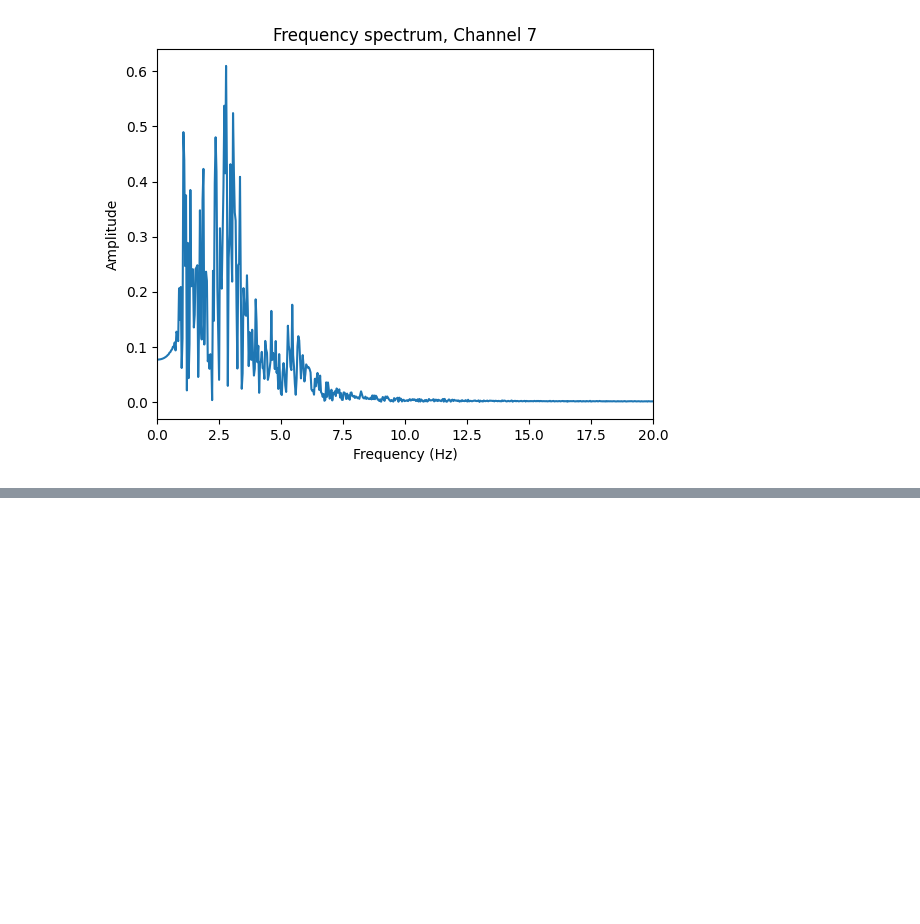
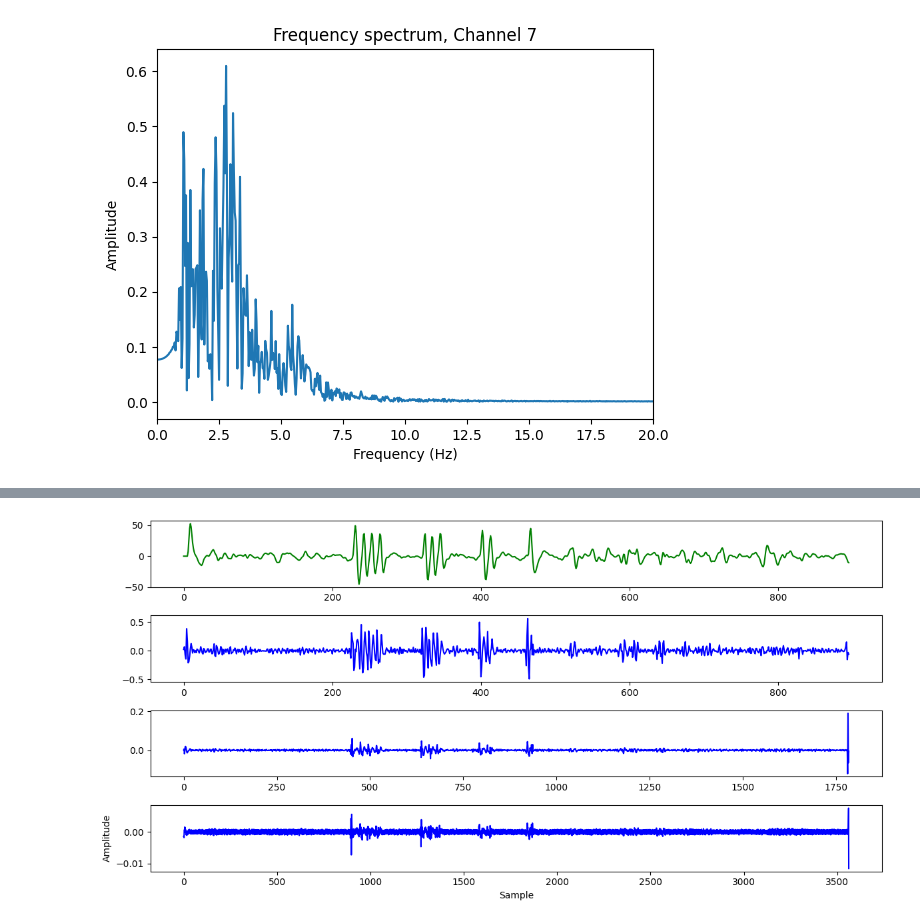
Before and after one commit to nargesyaghoubi/NeuroSignal, a Jupyter notebook: frequency_analysis.ipynb, the cells around one changed output, grey strips where cells are left out. Cells and saved outputs as stored; diff of their text form; code cells hidden in the pictures; blank space fills up the shorter version.

Commit message:
add wavelet transform

```diff
--- a/frequency_analysis.ipynb
+++ b/frequency_analysis.ipynb
@@ -161,0 +198,24 @@ plt.show()
+# %%
+# define wavelet function and decomposition level
+wavelet = 'db4'
+level = 3
+
+# perform wavelet decomposition
+coeffs = pywt.wavedec(channel_data_bp_filtered, wavelet, level=level)
+
+# plot wavelet coefficients
+fig, axs = plt.subplots(level+1, 1, figsize=(12, 6))
+
+# plot approximation coefficients
+axs[0].plot(coeffs[0], 'g')
+axs[3].set_ylabel('Amplitude')
+
+# plot detail coefficients
+for i, detail_coeffs in enumerate(coeffs[1:]):
+    axs[i+1].plot(detail_coeffs, 'b')
+
+axs[-1].set_xlabel('Sample')
+plt.tight_layout()
+plt.show()
+# %% [output]
+[figure, added]
```
Also changed, not shown: parts of 1 cell of this notebook.
